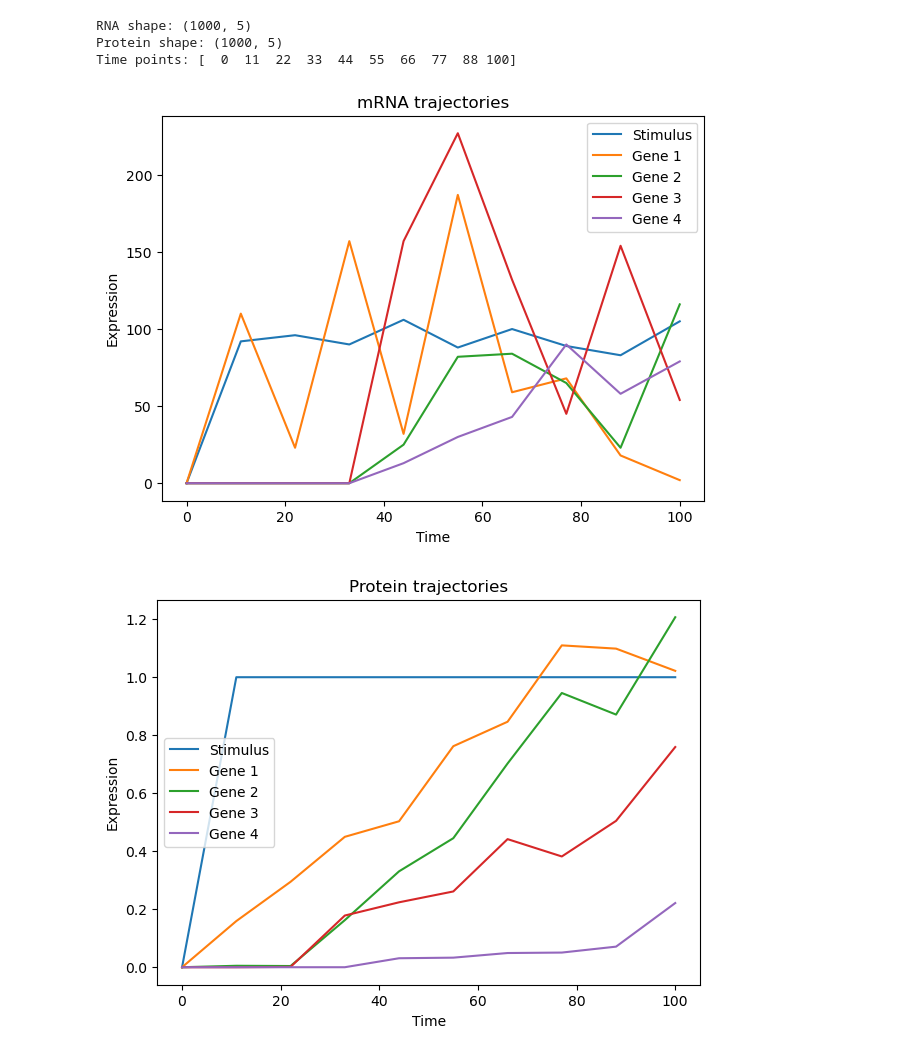
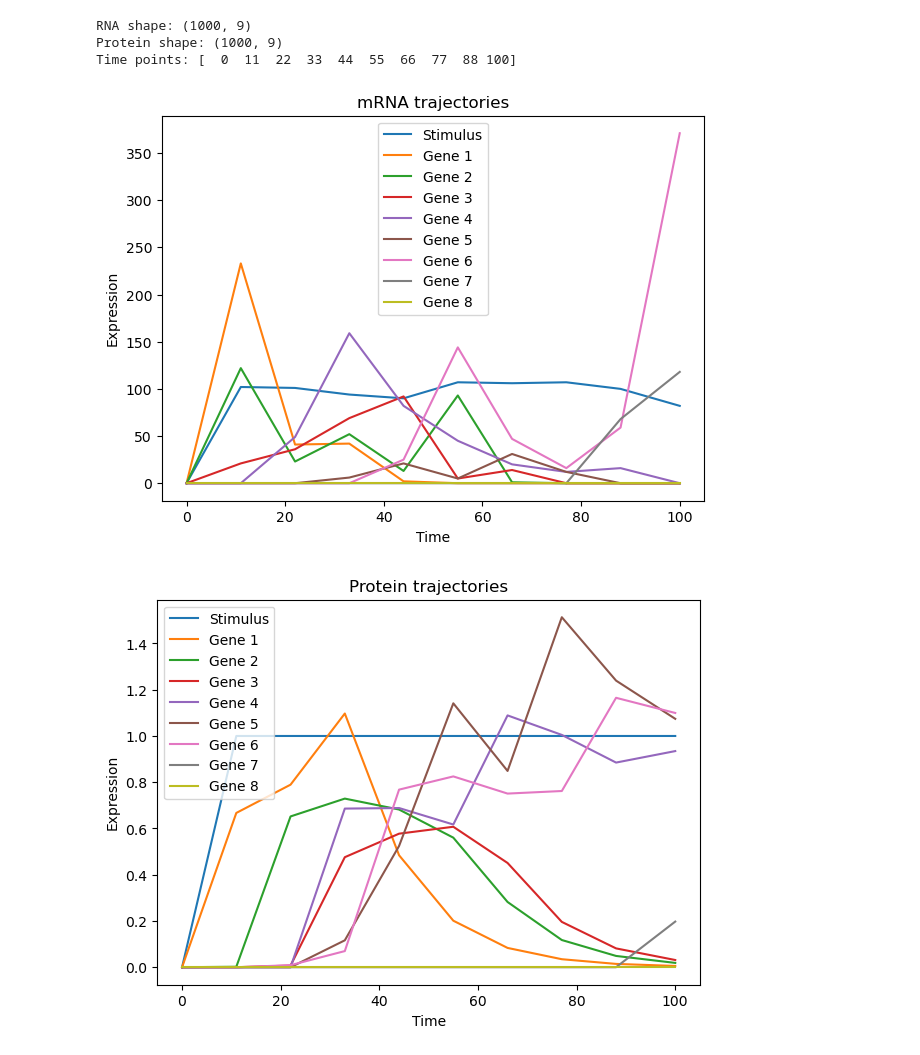
Before and after one commit to eliasventre/TP_inference, a Jupyter notebook: visualize_data.ipynb, the cells around one changed output. Drawn from its saved outputs; the diff is of its cells as text; code cells hidden in the pictures.

```diff
--- a/visualize_data.ipynb
+++ b/visualize_data.ipynb
@@ -8,7 +11,7 @@ import matplotlib.pyplot as plt
 import networkx as nx
 import umap
 # %%
-path_network = "network/true/inter_signed.npy"
+path_network = f'{outfile}/true/inter_signed.npy'
 
 # ---------------------------------------------------------------------
 # Visualize true network
@@ -42,44 +45,44 @@ plt.show()
 # %%
 run = 1  # which simulation run to visualize
-path_rna = f"network/data_rna/data_traj_{run}.h5ad"
-path_prot = f"network/data_prot/data_traj_{run}.h5ad"
+path_rna = f"{outfile}/data_rna/data_traj_{run}.h5ad"
+path_prot = f"{outfile}/data_prot/data_traj_{run}.h5ad"
 
 # ---------------------------------------------------------------------
 # Load AnnData objects
 # ---------------------------------------------------------------------
 adata_rna = ad.read_h5ad(path_rna)
 adata_prot = ad.read_h5ad(path_prot)
 
 print("RNA shape:", adata_rna.X.shape)
 print("Protein shape:", adata_prot.X.shape)
 print("Time points:", np.unique(adata_rna.obs['time']))
 
 # ---------------------------------------------------------------------
 # Plot one trajectory per gene
 # ---------------------------------------------------------------------
 def plot_trajectories(adata, title):
     time_points = np.unique(adata.obs['time'])
     G = adata.X.shape[1]
     n = np.random.choice(np.sum(adata.obs['time']==0))
 
     plt.figure(figsize=(7,5))
     for g in range(G):
         traj_g = [adata.X[adata.obs['time']==t, g][n] for t in time_points]
         plt.plot(time_points, traj_g, label=f"Gene {g}" if g > 0 else "Stimulus")
     plt.xlabel("Time")
     plt.ylabel("Expression")
     plt.title(title)
     plt.legend()
     plt.show()
 
 plot_trajectories(adata_rna, "mRNA trajectories")
 plot_trajectories(adata_prot, "Protein trajectories")
 # %% [output]
-RNA shape: (1000, 5)
-Protein shape: (1000, 5)
+RNA shape: (1000, 9)
+Protein shape: (1000, 9)
 Time points: [  0  11  22  33  44  55  66  77  88 100]
-[figure, old version]
+[figure, new version]
-[figure, old version]
+[figure, new version]
 # %%
 # ---------------------------------------------------------------------
 # Compute UMAP embeddings (raw data)
```
Also changed, not shown: parts of 5 cells of this notebook, 39 other files.
